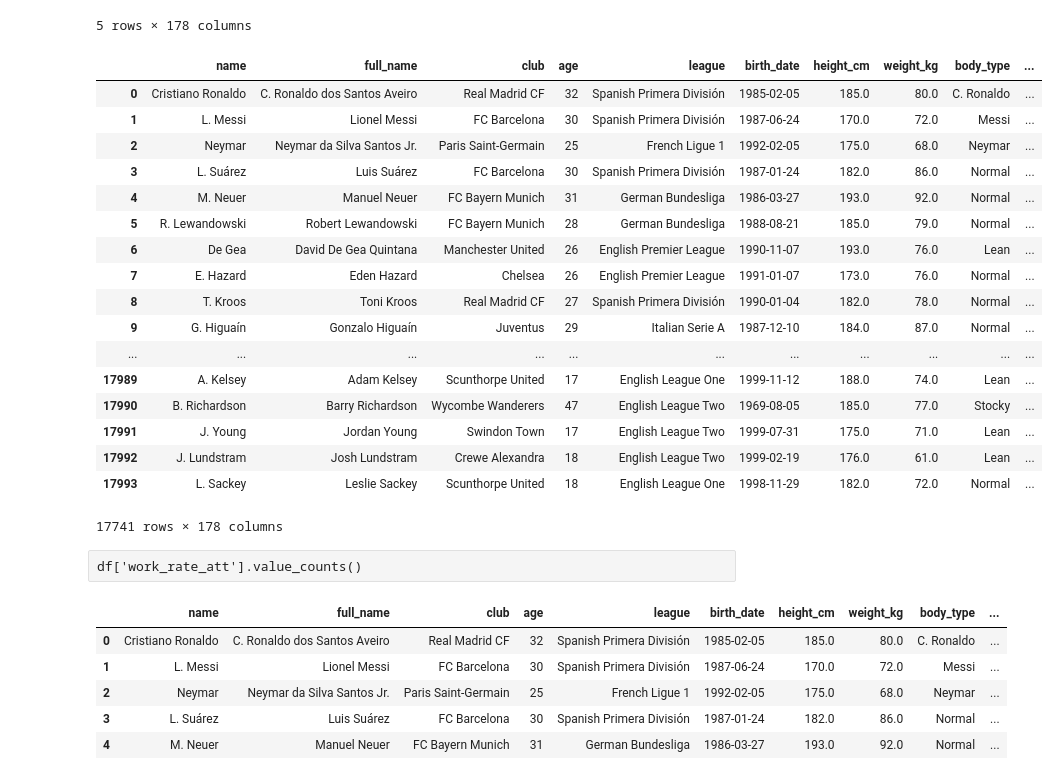
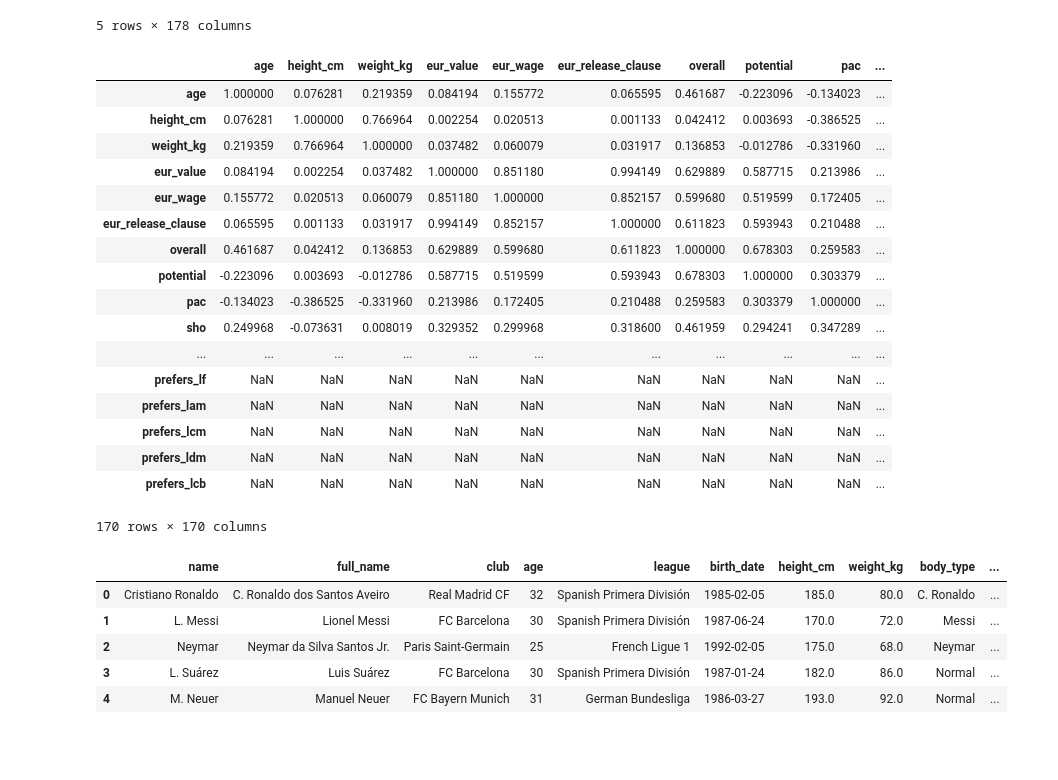
Before and after one commit to leducsang97/FIFA-18-Salary, a Jupyter notebook: Salary.ipynb, the cells around one changed output. Cells and saved outputs as stored; diff of their text form; code cells hidden in the pictures; blank space fills up the shorter version.

Commit message:
data clean up: clean gk related columns

```diff
--- a/Salary.ipynb
+++ b/Salary.ipynb
@@ -62,31 +62,30 @@ df['work_rate_def'].replace({'High':3,'Medium':2,'Low':1},inplace = True)
 # %%
 start_column = df.columns.get_loc("1_on_1_rush_trait")
 end_column = df.columns.get_loc("prefers_lcb") + 1
 for i in range (start_column,end_column):
     a = df.iloc[:,i]
     a.replace({True:1, False:0}, inplace = True)
-df
+df.head(5)
+df.corr()
 # %% [output]
-|  | name | full_name | club | age | league | birth_date | height_cm | weight_kg | body_type | ... |
-| 0 | Cristiano Ronaldo | C. Ronaldo dos Santos Aveiro | Real Madrid CF | 32 | Spanish Primera División | 1985-02-05 | 185.0 | 80.0 | C. Ronaldo | ... |
-| 1 | L. Messi | Lionel Messi | FC Barcelona | 30 | Spanish Primera División | 1987-06-24 | 170.0 | 72.0 | Messi | ... |
-| 2 | Neymar | Neymar da Silva Santos Jr. | Paris Saint-Germain | 25 | French Ligue 1 | 1992-02-05 | 175.0 | 68.0 | Neymar | ... |
-| 3 | L. Suárez | Luis Suárez | FC Barcelona | 30 | Spanish Primera División | 1987-01-24 | 182.0 | 86.0 | Normal | ... |
-| 4 | M. Neuer | Manuel Neuer | FC Bayern Munich | 31 | German Bundesliga | 1986-03-27 | 193.0 | 92.0 | Normal | ... |
-| 5 | R. Lewandowski | Robert Lewandowski | FC Bayern Munich | 28 | German Bundesliga | 1988-08-21 | 185.0 | 79.0 | Normal | ... |
-| 6 | De Gea | David De Gea Quintana | Manchester United | 26 | English Premier League | 1990-11-07 | 193.0 | 76.0 | Lean | ... |
-| 7 | E. Hazard | Eden Hazard | Chelsea | 26 | English Premier League | 1991-01-07 | 173.0 | 76.0 | Normal | ... |
-| 8 | T. Kroos | Toni Kroos | Real Madrid CF | 27 | Spanish Primera División | 1990-01-04 | 182.0 | 78.0 | Normal | ... |
-| 9 | G. Higuaín | Gonzalo Higuaín | Juventus | 29 | Italian Serie A | 1987-12-10 | 184.0 | 87.0 | Normal | ... |
+|  | age | height_cm | weight_kg | eur_value | eur_wage | eur_release_clause | overall | potential | pac | ... |
+| age | 1.000000 | 0.076281 | 0.219359 | 0.084194 | 0.155772 | 0.065595 | 0.461687 | -0.223096 | -0.134023 | ... |
+| height_cm | 0.076281 | 1.000000 | 0.766964 | 0.002254 | 0.020513 | 0.001133 | 0.042412 | 0.003693 | -0.386525 | ... |
+| weight_kg | 0.219359 | 0.766964 | 1.000000 | 0.037482 | 0.060079 | 0.031917 | 0.136853 | -0.012786 | -0.331960 | ... |
+| eur_value | 0.084194 | 0.002254 | 0.037482 | 1.000000 | 0.851180 | 0.994149 | 0.629889 | 0.587715 | 0.213986 | ... |
+| eur_wage | 0.155772 | 0.020513 | 0.060079 | 0.851180 | 1.000000 | 0.852157 | 0.599680 | 0.519599 | 0.172405 | ... |
+| eur_release_clause | 0.065595 | 0.001133 | 0.031917 | 0.994149 | 0.852157 | 1.000000 | 0.611823 | 0.593943 | 0.210488 | ... |
+| overall | 0.461687 | 0.042412 | 0.136853 | 0.629889 | 0.599680 | 0.611823 | 1.000000 | 0.678303 | 0.259583 | ... |
+| potential | -0.223096 | 0.003693 | -0.012786 | 0.587715 | 0.519599 | 0.593943 | 0.678303 | 1.000000 | 0.303379 | ... |
+| pac | -0.134023 | -0.386525 | -0.331960 | 0.213986 | 0.172405 | 0.210488 | 0.259583 | 0.303379 | 1.000000 | ... |
+| sho | 0.249968 | -0.073631 | 0.008019 | 0.329352 | 0.299968 | 0.318600 | 0.461959 | 0.294241 | 0.347289 | ... |
 | ... | ... | ... | ... | ... | ... | ... | ... | ... | ... | ... |
-| 17989 | A. Kelsey | Adam Kelsey | Scunthorpe United | 17 | English League One | 1999-11-12 | 188.0 | 74.0 | Lean | ... |
-| 17990 | B. Richardson | Barry Richardson | Wycombe Wanderers | 47 | English League Two | 1969-08-05 | 185.0 | 77.0 | Stocky | ... |
-| 17991 | J. Young | Jordan Young | Swindon Town | 17 | English League Two | 1999-07-31 | 175.0 | 71.0 | Lean | ... |
-| 17992 | J. Lundstram | Josh Lundstram | Crewe Alexandra | 18 | English League Two | 1999-02-19 | 176.0 | 61.0 | Lean | ... |
-| 17993 | L. Sackey | Leslie Sackey | Scunthorpe United | 18 | English League One | 1998-11-29 | 182.0 | 72.0 | Normal | ... |
+| prefers_lf | NaN | NaN | NaN | NaN | NaN | NaN | NaN | NaN | NaN | ... |
+| prefers_lam | NaN | NaN | NaN | NaN | NaN | NaN | NaN | NaN | NaN | ... |
+| prefers_lcm | NaN | NaN | NaN | NaN | NaN | NaN | NaN | NaN | NaN | ... |
+| prefers_ldm | NaN | NaN | NaN | NaN | NaN | NaN | NaN | NaN | NaN | ... |
+| prefers_lcb | NaN | NaN | NaN | NaN | NaN | NaN | NaN | NaN | NaN | ... |
-17741 rows × 178 columns
+170 rows × 170 columns
-# %% [raw]
-df['work_rate_att'].value_counts()
 # %%
 # Put gk data to gk dataframe.
 gk = df[df['gk'].notnull()]
```
Also changed, not shown: parts of 16 cells of this notebook.
